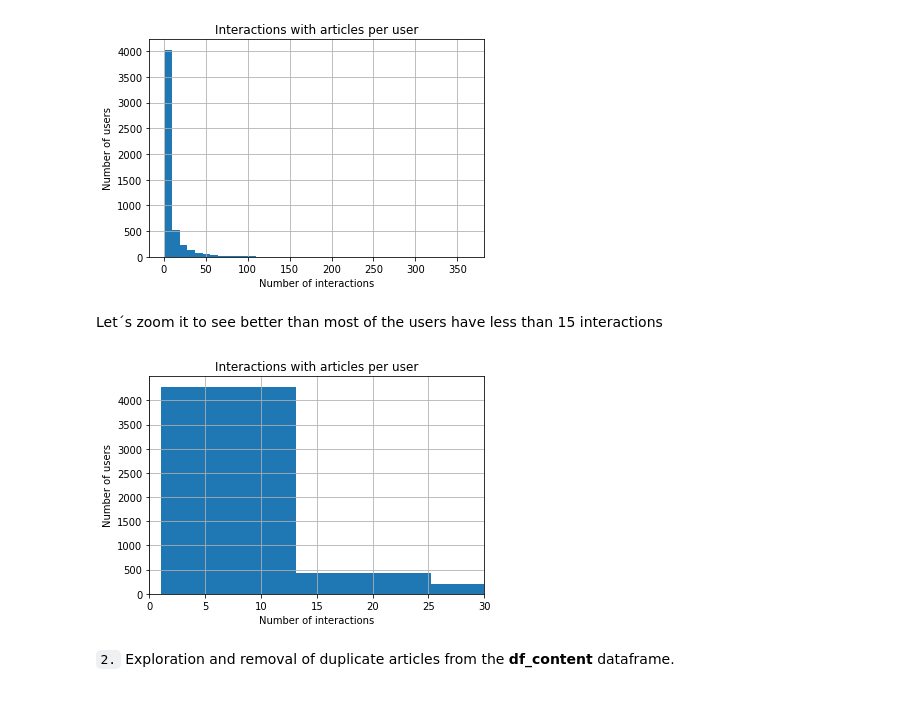
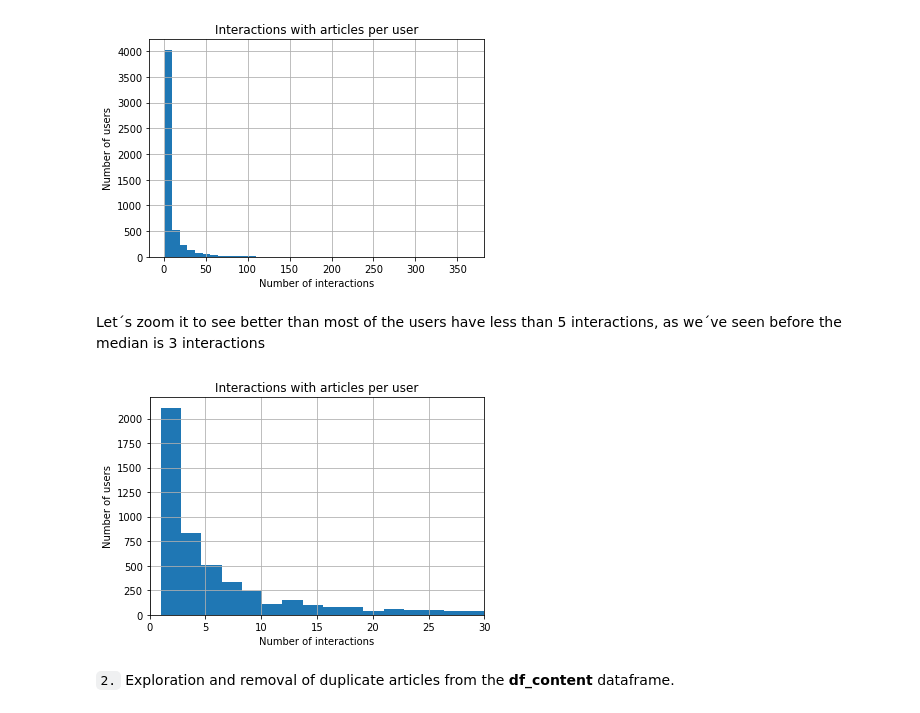
Before and after one commit to canceleiro/IBM-Recommendation-Engine, a Jupyter notebook: Recommendations_with_IBM.ipynb, the cells around one changed output. Cells and saved outputs as stored; diff of their text form; code cells hidden in the pictures.

```diff
--- a/Recommendations_with_IBM.ipynb
+++ b/Recommendations_with_IBM.ipynb
@@ -42,3 +44,7 @@ Doc description:  Apple's sample app, Food Tracker, taught you iOS. Now, take it
+# %%
+df.article_id = df.article_id.astype('int')
+df.article_id = df.article_id.astype('str')
+df_content.article_id = df_content.article_id.astype('str')
 # %% [markdown]
 Mapping the email with a user_id column and remove the email column from the df dataframe
 # %%
@@ -112,15 +114,15 @@ plt.title('Interactions with articles per user');
 # %% [output]
 [figure]
 # %% [markdown]
-Let´s zoom it to see better than most of the users have less than 15 interactions
+Let´s zoom it to see better than most of the users have less than 5 interactions, as we´ve seen before the median is 3 interactions
 # %%
-df_interacts.hist(bins = 30);
+df_interacts.hist(bins = 200);
 plt.xlabel('Number of interactions');
 plt.ylabel('Number of users');
 plt.title('Interactions with articles per user');
 plt.xlim(0, 30);
 # %% [output]
-[figure, old version]
+[figure, new version]
 # %% [markdown]
 `2.` Exploration and removal of duplicate articles from the **df_content** dataframe.
 # %%
```
Also changed, not shown: parts of 35 cells of this notebook.
